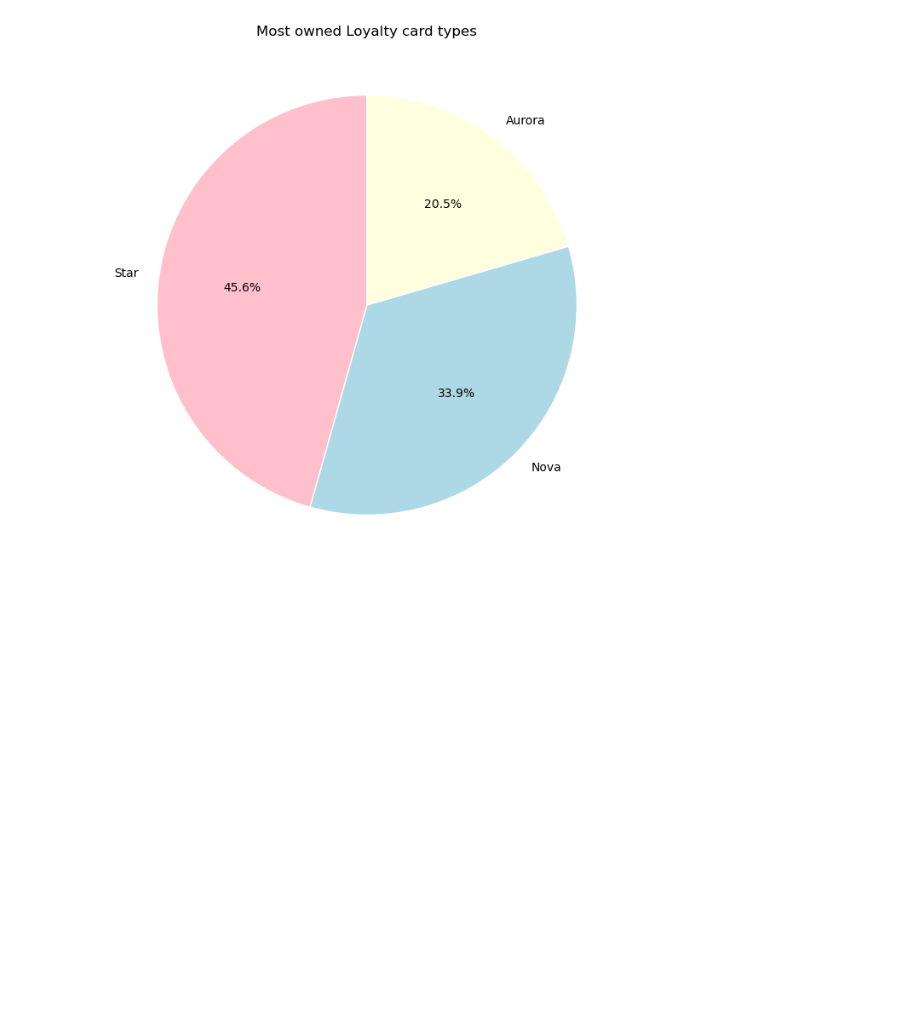
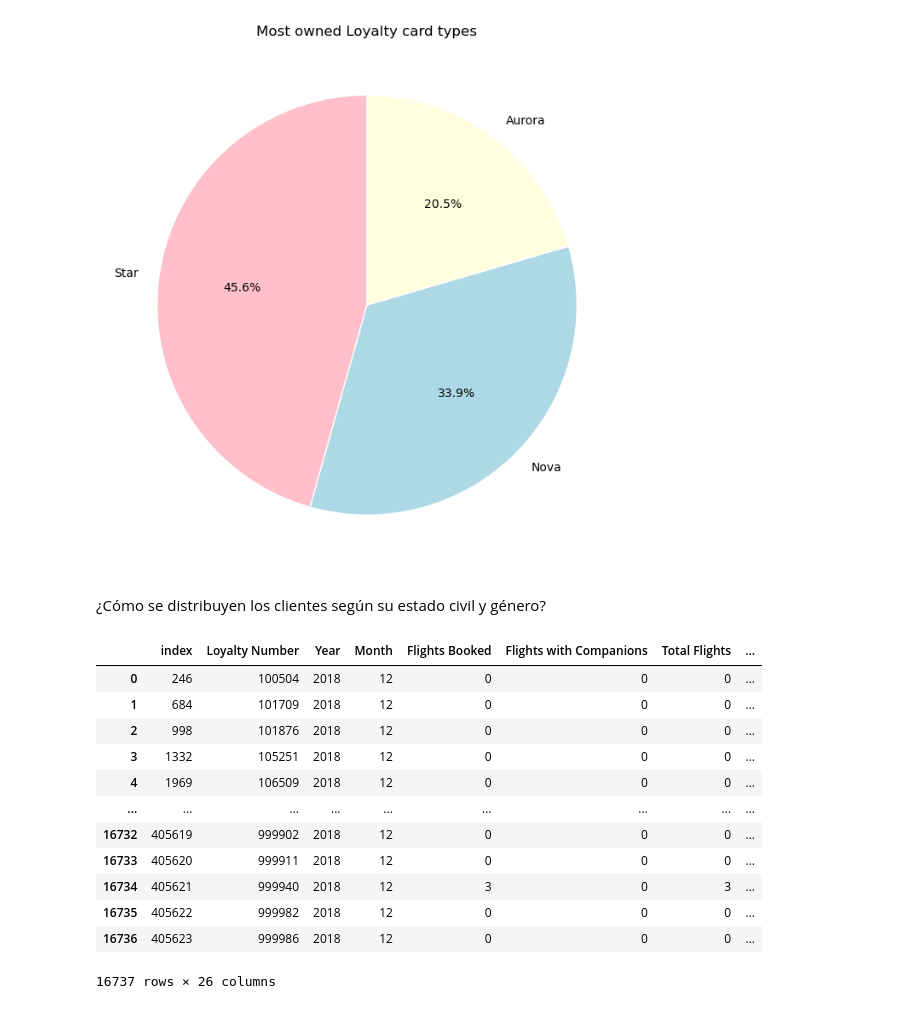
Before and after one commit to Adalab/bda-modulo-3-evaluacion-final-jiucode, a Jupyter notebook: 3.Visualización.ipynb, the cells around one changed output. Cells and saved outputs as stored; diff of their text form; code cells hidden in the pictures; blank space fills up the shorter version.

```diff
--- a/3.Visualización.ipynb
+++ b/3.Visualización.ipynb
@@ -132,3 +147,22 @@ plt.title('Most owned Loyalty card types')
 plt.show()
 # %% [output]
 [figure]
+# %% [markdown]
+¿Cómo se distribuyen los clientes según su estado civil y género?
+# %%
+Clientesnodupe3 = Dfconjunto.drop_duplicates(subset=['Loyalty Number'], keep='last').reset_index()
+Clientesnodupe3
+# %% [output]
+|  | index | Loyalty Number | Year | Month | Flights Booked | Flights with Companions | Total Flights | ... |
+| 0 | 246 | 100504 | 2018 | 12 | 0 | 0 | 0 | ... |
+| 1 | 684 | 101709 | 2018 | 12 | 0 | 0 | 0 | ... |
+| 2 | 998 | 101876 | 2018 | 12 | 0 | 0 | 0 | ... |
+| 3 | 1332 | 105251 | 2018 | 12 | 0 | 0 | 0 | ... |
+| 4 | 1969 | 106509 | 2018 | 12 | 0 | 0 | 0 | ... |
+| ... | ... | ... | ... | ... | ... | ... | ... | ... |
+| 16732 | 405619 | 999902 | 2018 | 12 | 0 | 0 | 0 | ... |
+| 16733 | 405620 | 999911 | 2018 | 12 | 0 | 0 | 0 | ... |
+| 16734 | 405621 | 999940 | 2018 | 12 | 3 | 0 | 3 | ... |
+| 16735 | 405622 | 999982 | 2018 | 12 | 0 | 0 | 0 | ... |
+| 16736 | 405623 | 999986 | 2018 | 12 | 0 | 0 | 0 | ... |
+16737 rows × 26 columns
```
Also changed, not shown: parts of 10 cells of this notebook.
